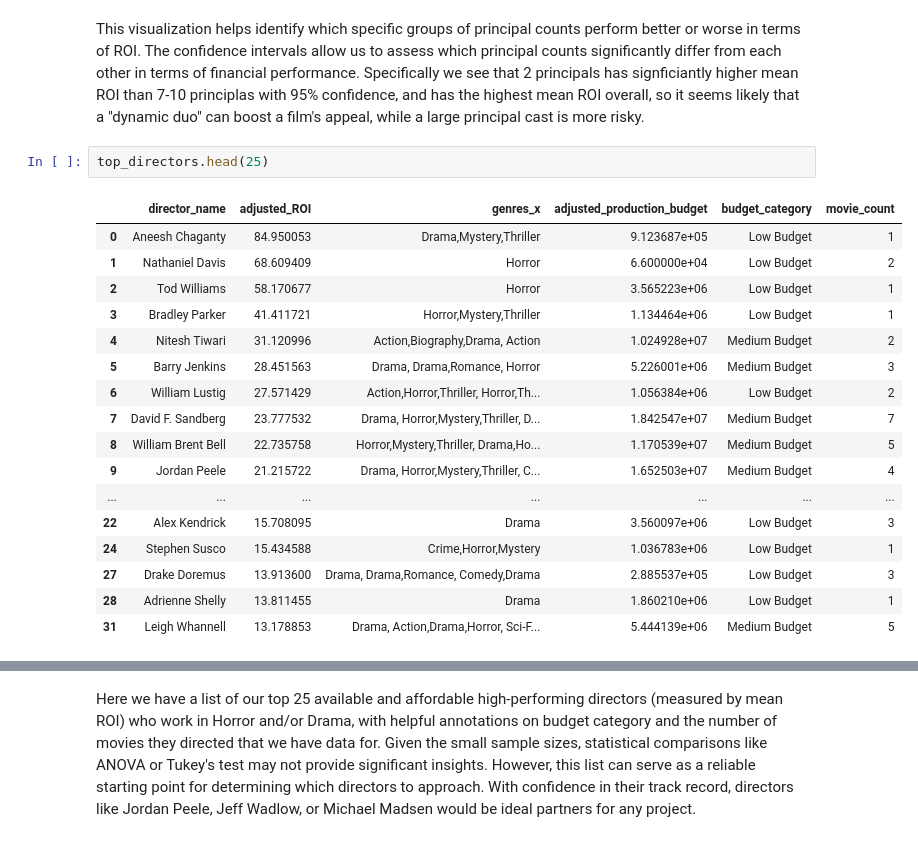
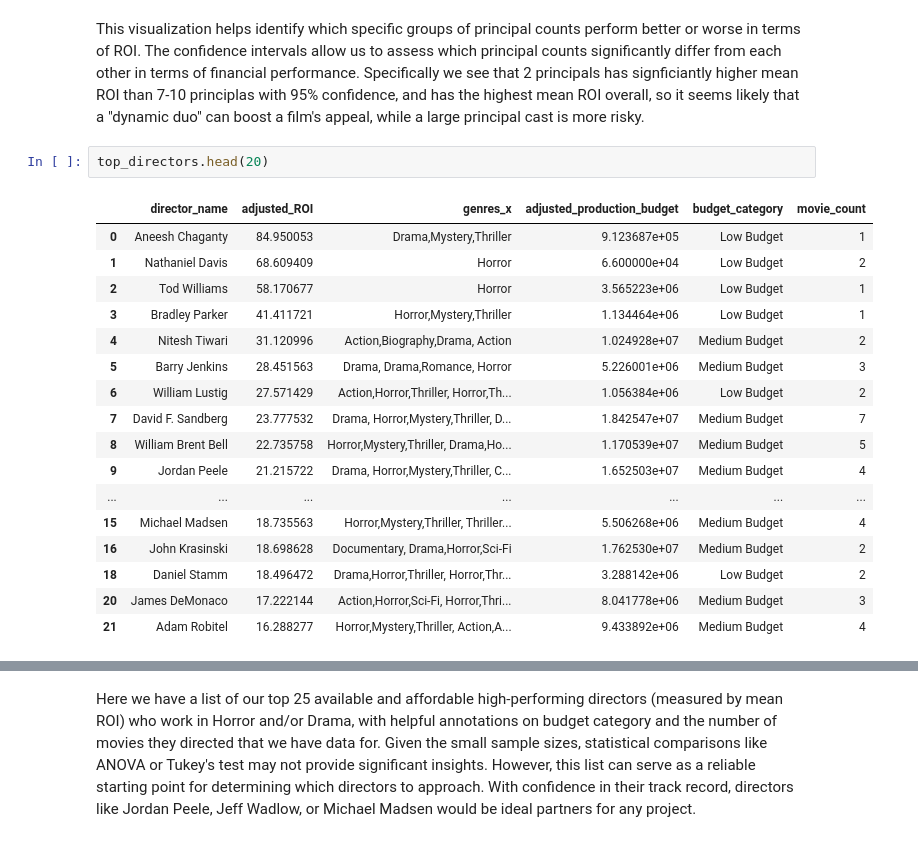
Before and after one commit to bocekout/A_Guide_to_Box_Office_Success, a Jupyter notebook: Project_nb.ipynb, the cells around one changed output, grey strips where cells are left out. Drawn from its saved outputs; the diff is of its cells as text.

```diff
--- a/Project_nb.ipynb
+++ b/Project_nb.ipynb
@@ -864,22 +864,22 @@ plt.show()
 # %% [markdown]
 This visualization helps identify which specific groups of principal counts perform better or worse in terms of ROI. The confidence intervals allow us to assess which principal counts significantly differ from each other in terms of financial performance. Specifically we see that 2 principals has signficiantly higher mean ROI than 7-10 principlas with 95% confidence, and has the highest mean ROI overall, so it seems likely that a "dynamic duo" can boost a film's appeal, while a large principal cast is more risky.
 # %%
-top_directors.head(25)
+top_directors.head(20)
 # %% [output]
 |  | director_name | adjusted_ROI | genres_x | adjusted_production_budget | budget_category | movie_count |
 | 0 | Aneesh Chaganty | 84.950053 | Drama,Mystery,Thriller | 9.123687e+05 | Low Budget | 1 |
 | 1 | Nathaniel Davis | 68.609409 | Horror | 6.600000e+04 | Low Budget | 2 |
 | 2 | Tod Williams | 58.170677 | Horror | 3.565223e+06 | Low Budget | 1 |
 | 3 | Bradley Parker | 41.411721 | Horror,Mystery,Thriller | 1.134464e+06 | Low Budget | 1 |
 | 4 | Nitesh Tiwari | 31.120996 | Action,Biography,Drama, Action | 1.024928e+07 | Medium Budget | 2 |
 | 5 | Barry Jenkins | 28.451563 | Drama, Drama,Romance, Horror | 5.226001e+06 | Medium Budget | 3 |
 | 6 | William Lustig | 27.571429 | Action,Horror,Thriller, Horror,Th... | 1.056384e+06 | Low Budget | 2 |
 | 7 | David F. Sandberg | 23.777532 | Drama, Horror,Mystery,Thriller, D... | 1.842547e+07 | Medium Budget | 7 |
 | 8 | William Brent Bell | 22.735758 | Horror,Mystery,Thriller, Drama,Ho... | 1.170539e+07 | Medium Budget | 5 |
 | 9 | Jordan Peele | 21.215722 | Drama, Horror,Mystery,Thriller, C... | 1.652503e+07 | Medium Budget | 4 |
 | ... | ... | ... | ... | ... | ... | ... |
-| 22 | Alex Kendrick | 15.708095 | Drama | 3.560097e+06 | Low Budget | 3 |
-| 24 | Stephen Susco | 15.434588 | Crime,Horror,Mystery | 1.036783e+06 | Low Budget | 1 |
-| 27 | Drake Doremus | 13.913600 | Drama, Drama,Romance, Comedy,Drama | 2.885537e+05 | Low Budget | 3 |
-| 28 | Adrienne Shelly | 13.811455 | Drama | 1.860210e+06 | Low Budget | 1 |
-| 31 | Leigh Whannell | 13.178853 | Drama, Action,Drama,Horror, Sci-F... | 5.444139e+06 | Medium Budget | 5 |
+| 15 | Michael Madsen | 18.735563 | Horror,Mystery,Thriller, Thriller... | 5.506268e+06 | Medium Budget | 4 |
+| 16 | John Krasinski | 18.698628 | Documentary, Drama,Horror,Sci-Fi | 1.762530e+07 | Medium Budget | 2 |
+| 18 | Daniel Stamm | 18.496472 | Drama,Horror,Thriller, Horror,Thr... | 3.288142e+06 | Low Budget | 2 |
+| 20 | James DeMonaco | 17.222144 | Action,Horror,Sci-Fi, Horror,Thri... | 8.041778e+06 | Medium Budget | 3 |
+| 21 | Adam Robitel | 16.288277 | Horror,Mystery,Thriller, Action,A... | 9.433892e+06 | Medium Budget | 4 |
```
Also changed, not shown: parts of 1 cell of this notebook.
